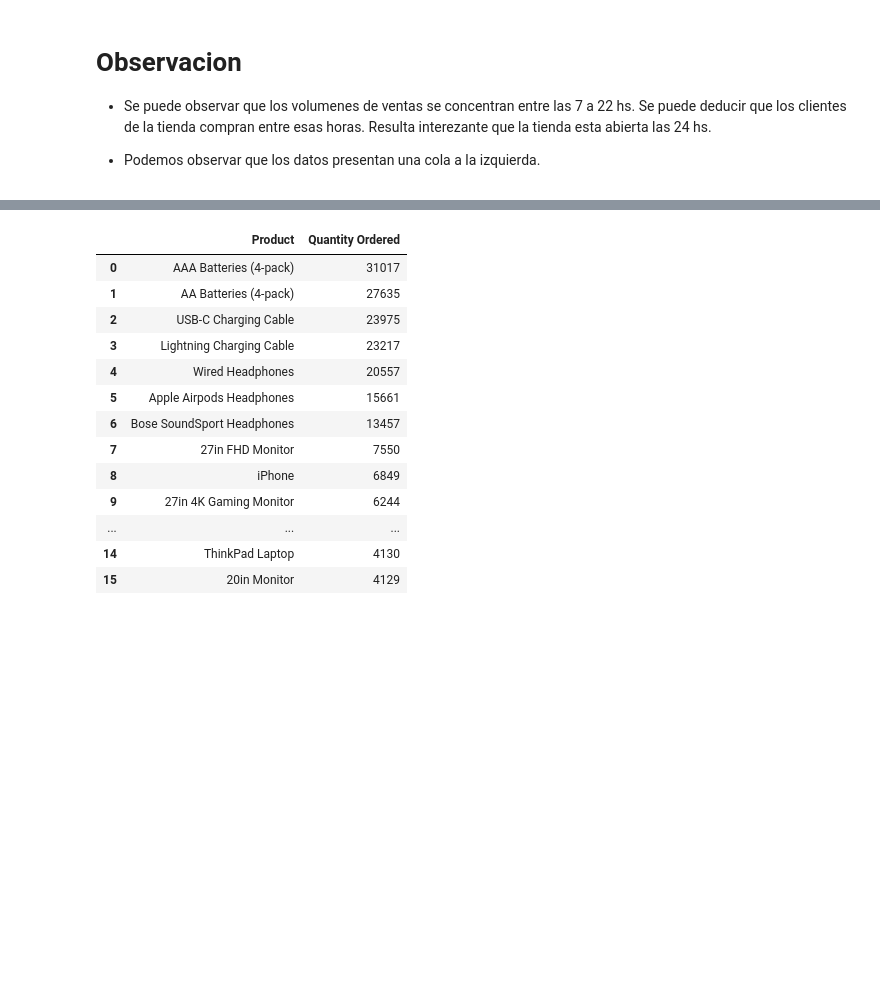
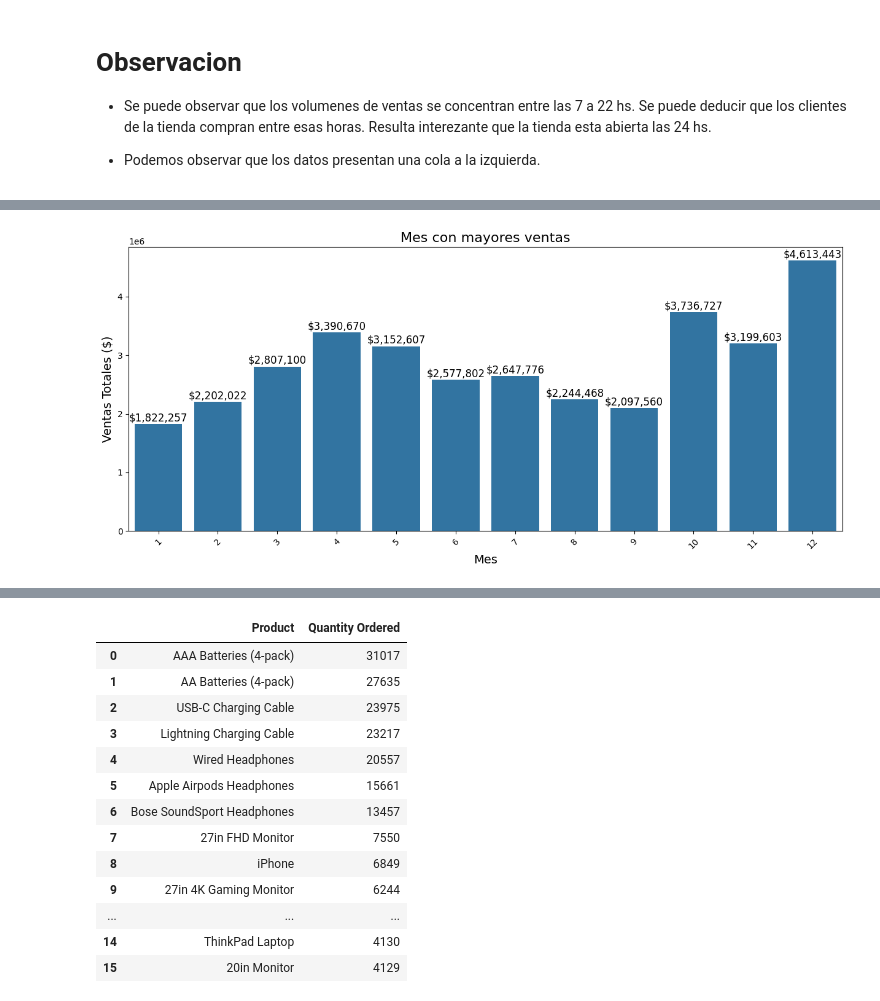
Before and after one commit to AlejoRam05/Bootcamp_Final_Project, a Jupyter notebook: salesData.ipynb, the cells around one changed output, grey strips where cells are left out. Drawn from its saved outputs; the diff is of its cells as text; code cells hidden in the pictures; blank space fills up the shorter version.

```diff
--- a/salesData.ipynb
+++ b/salesData.ipynb
@@ -135,0 +152,12 @@ Resulta interezante que la tienda esta abierta las 24 hs.
+# %%
+## Funcion para categorizar los momentos del dia
+
+def momento_del_dia(hora):
+
+    if 6 <= hora < 12: return "Morning /  Mañana"
+    elif 12 <= hora < 18: return "Afternoon / Tarde"
+    else: return "Evening / Noche"
+
+sales_copy = sales_data.copy()
+
+sales_copy["Momento del Dia"] = sales_copy["Hour"].apply(momento_del_dia)
@@ -135,0 +185,4 @@ Resulta interezante que la tienda esta abierta las 24 hs.
+# %%
+## Dia de la semana
+
+sales_copy["Day"] = sales_copy["Order Date"].dt.day_name()
@@ -135,0 +198,10 @@ Resulta interezante que la tienda esta abierta las 24 hs.
+# %%
+## Funcion para categorizar los trimestres del año
+def trimestre_del_año(mes:int):
+
+    if 1 <= mes <=3: return "Primer Trimestre"
+    elif 4 <= mes <= 6: return "Segundo Trimestre"
+    elif 7 <= mes <= 9: return "Tercer Trimestre"
+    else: return "Cuarto Trimestre"
+
+sales_copy["Trimestre"] = sales_copy["Month"].apply(trimestre_del_año)
@@ -135,0 +225,14 @@ Resulta interezante que la tienda esta abierta las 24 hs.
+# %%
+meses_ventas = sales_copy.groupby("Month")["Sales"].sum().reset_index()
+# %%
+plt.figure(figsize=(15,6))
+plt.title("Mes con mayores ventas", fontsize=16)
+sns.barplot(data=meses_ventas, x="Month", y="Sales")
+for i, total in enumerate(meses_ventas["Sales"]):
+    plt.text(i, total + 50000, f"${total:,.0f}", ha='center', fontsize=12)
+plt.xlabel("Mes", fontsize=14)
+plt.ylabel("Ventas Totales ($)", fontsize=14)
+plt.xticks(rotation=45)
+plt.show()
+# %% [output]
+[figure, added]
```
Also changed, not shown: parts of 26 cells of this notebook.
